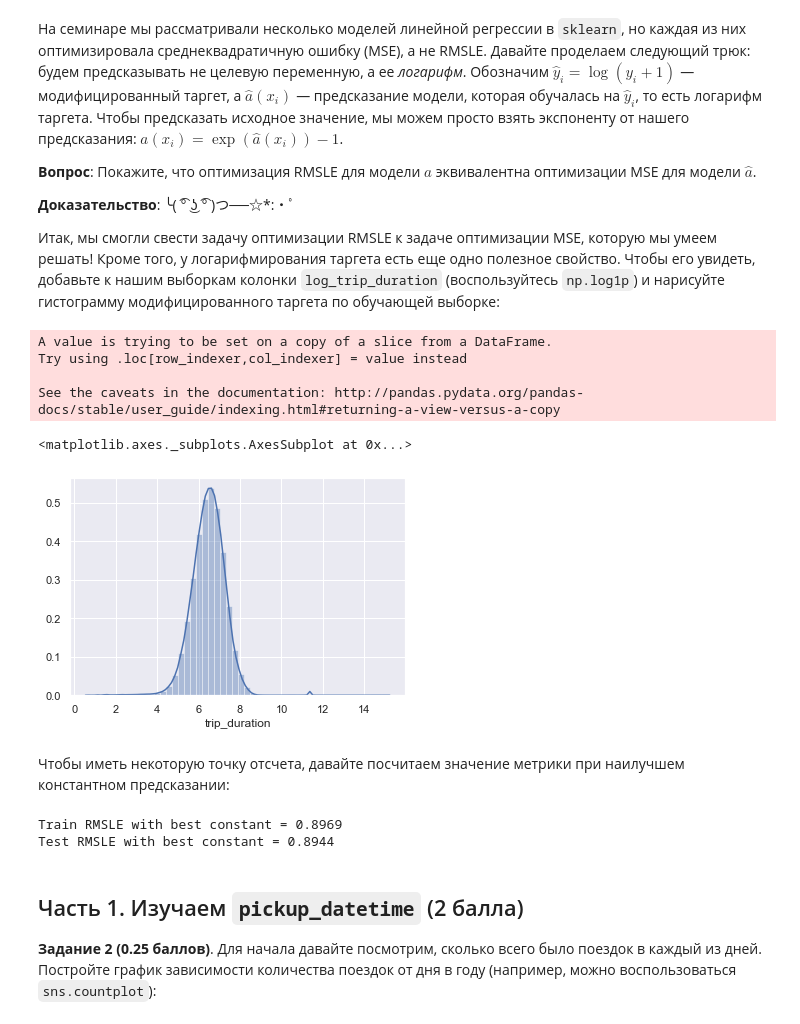
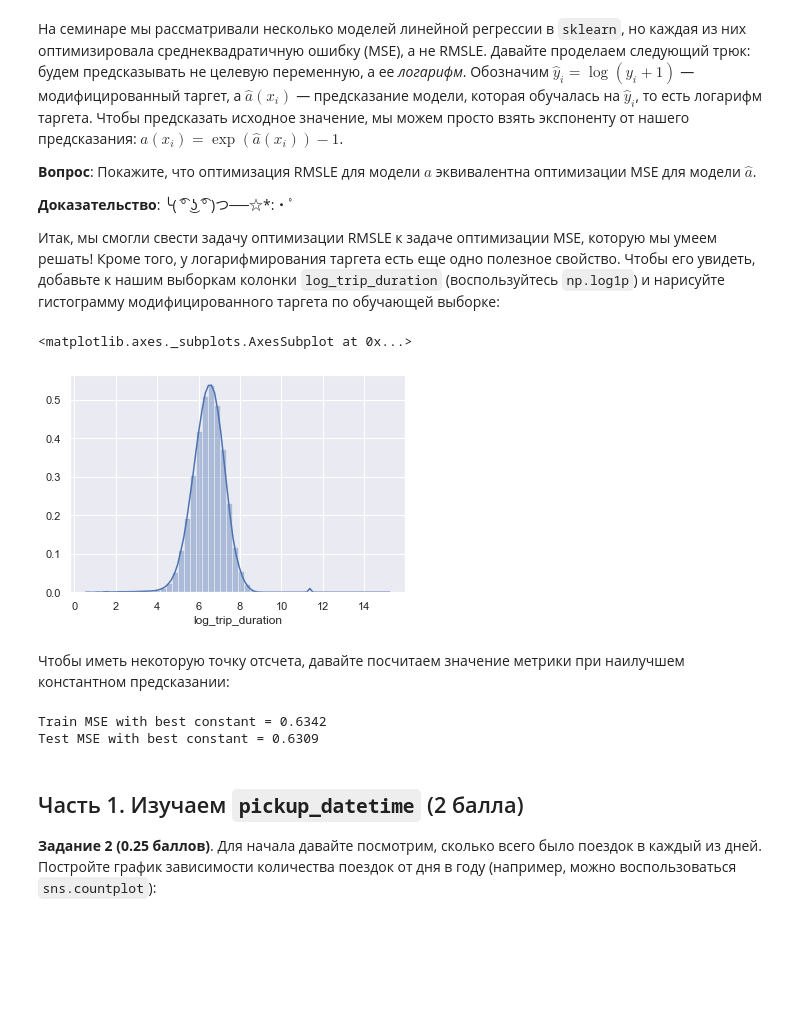
Before and after one commit to charzik/ml-hw, a Jupyter notebook: hw2/homework-practice-02.ipynb, the cells around one changed output. Saved outputs shown, nothing was run; the diff lists cells and outputs as text; code cells hidden in the pictures; blank space fills up the shorter version.

```diff
--- a/hw2/homework-practice-02.ipynb
+++ b/hw2/homework-practice-02.ipynb
@@ -126,30 +127,32 @@ $$\text{RMSLE}(X, y, a) = \sqrt{\frac{1}{\ell}\sum_{i=1}^{\ell} \big(\log{(y_i +
 **Доказательство**: ╰( ͡° ͜ʖ ͡° )つ──☆*:・ﾟ
 
 Итак, мы смогли свести задачу оптимизации RMSLE к задаче оптимизации MSE, которую мы умеем решать! Кроме того, у логарифмирования таргета есть еще одно полезное свойство. Чтобы его увидеть, добавьте к нашим выборкам колонки `log_trip_duration` (воспользуйтесь `np.log1p`) и нарисуйте гистограмму модифицированного таргета по обучающей выборке:
-# %%
-log_trip_duration = np.log1p(y_train)
-X_train['log_trip_duration'] = log_trip_duration
-sns.distplot(log_trip_duration)
-# %% [output]
-A value is trying to be set on a copy of a slice from a DataFrame.
-Try using .loc[row_indexer,col_indexer] = value instead
-
-See the caveats in the documentation: http://pandas.pydata.org/pandas-docs/stable/user_guide/indexing.html#returning-a-view-versus-a-copy
-<matplotlib.axes._subplots.AxesSubplot at 0x...>
-[figure, removed]
+# %%
+data['log_trip_duration'] = np.log1p(data['trip_duration'])
+y = data['log_trip_duration']
+X = data.drop(columns=['trip_duration', 'log_trip_duration'])
+
+X_train, X_test, y_train, y_test = train_test_split(X, y, test_size=0.3, random_state=10)
+
+sns.distplot(y_train)
+# %% [output]
+<matplotlib.axes._subplots.AxesSubplot at 0x...>
+[figure, added]
 # %% [markdown]
 Чтобы иметь некоторую точку отсчета, давайте посчитаем значение метрики при наилучшем константном предсказании:
 # %%
-def rmsle(y_true, y_pred):
-    error = (np.log(y_true) - np.log(y_pred)) ** 2
-    return np.sqrt(np.mean(error))
+from sklearn.metrics import mean_squared_error # хз, не получилось заюзать
+
+def mse(y_true, y_pred):
+    error = (y_true - y_pred) ** 2
+    return np.mean(error)
 
 best_constant = y_train.mean()
-print("Train RMSLE with best constant = %.4f" % rmsle(y_train, best_constant))
-print("Test RMSLE with best constant = %.4f" % rmsle(y_test, best_constant))
+print("Train MSE with best constant = %.4f" % mse(y_train, best_constant))
+print("Test MSE with best constant = %.4f" % mse(y_test, best_constant))
 # %% [output]
-Train RMSLE with best constant = 0.8969
-Test RMSLE with best constant = 0.8944
+Train MSE with best constant = 0.6342
+Test MSE with best constant = 0.6309
 # %% [markdown]
 ## Часть 1. Изучаем `pickup_datetime` (2 балла)
 
```
Also changed, not shown: parts of 31 cells of this notebook.
